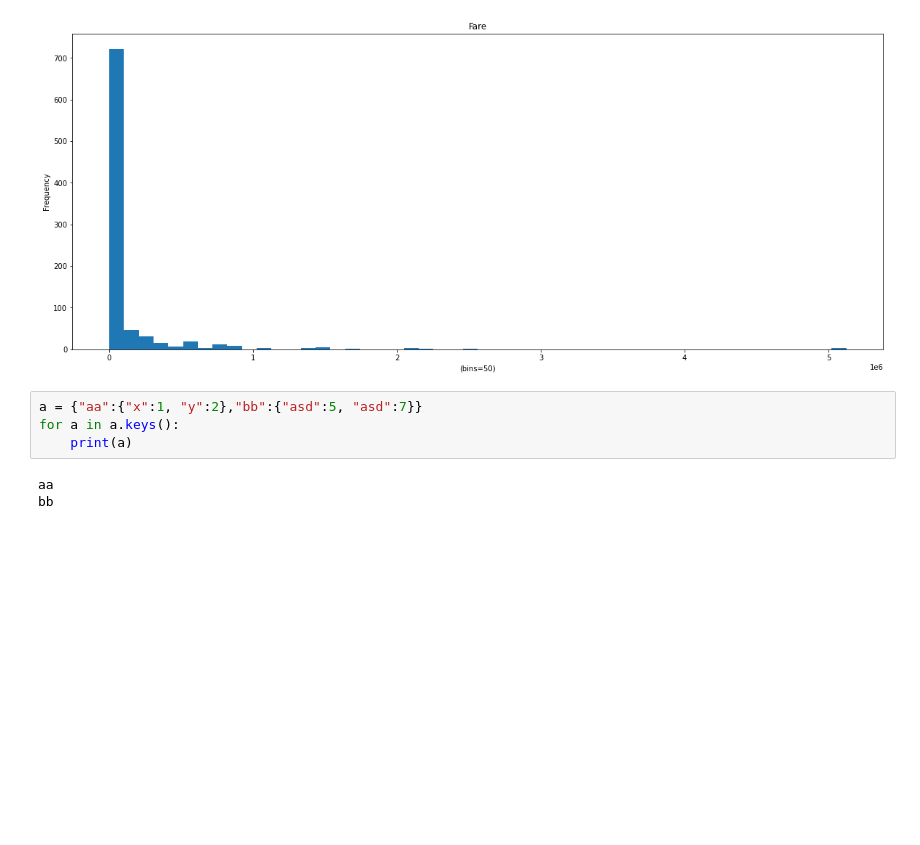
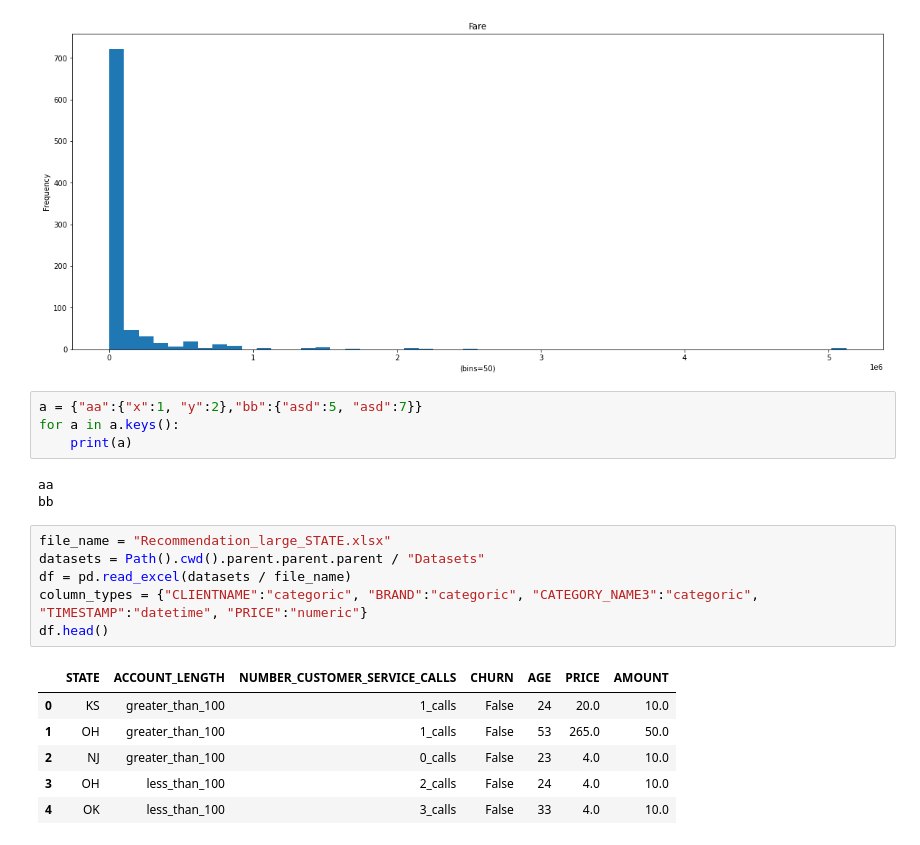
Before and after one commit to gurkandyilmaz/data_visualization, a Jupyter notebook: visualization/data_visualization.ipynb, the cells around one changed output. Cells and saved outputs as stored; diff of their text form; blank space fills up the shorter version.

```diff
--- a/visualization/data_visualization.ipynb
+++ b/visualization/data_visualization.ipynb
@@ -224,3 +207,16 @@ for a in a.keys():
 # %% [output]
 aa
 bb
+# %%
+file_name = "Recommendation_large_STATE.xlsx"
+datasets = Path().cwd().parent.parent.parent / "Datasets"
+df = pd.read_excel(datasets / file_name)
+column_types = {"CLIENTNAME":"categoric", "BRAND":"categoric", "CATEGORY_NAME3":"categoric", "TIMESTAMP":"datetime", "PRICE":"numeric"}
+df.head()
+# %% [output]
+|  | STATE | ACCOUNT_LENGTH | NUMBER_CUSTOMER_SERVICE_CALLS | CHURN | AGE | PRICE | AMOUNT |
+| 0 | KS | greater_than_100 | 1_calls | False | 24 | 20.0 | 10.0 |
+| 1 | OH | greater_than_100 | 1_calls | False | 53 | 265.0 | 50.0 |
+| 2 | NJ | greater_than_100 | 0_calls | False | 23 | 4.0 | 10.0 |
+| 3 | OH | less_than_100 | 2_calls | False | 24 | 4.0 | 10.0 |
+| 4 | OK | less_than_100 | 3_calls | False | 33 | 4.0 | 10.0 |
```
Also changed, not shown: parts of 8 cells of this notebook, 30 other files.
